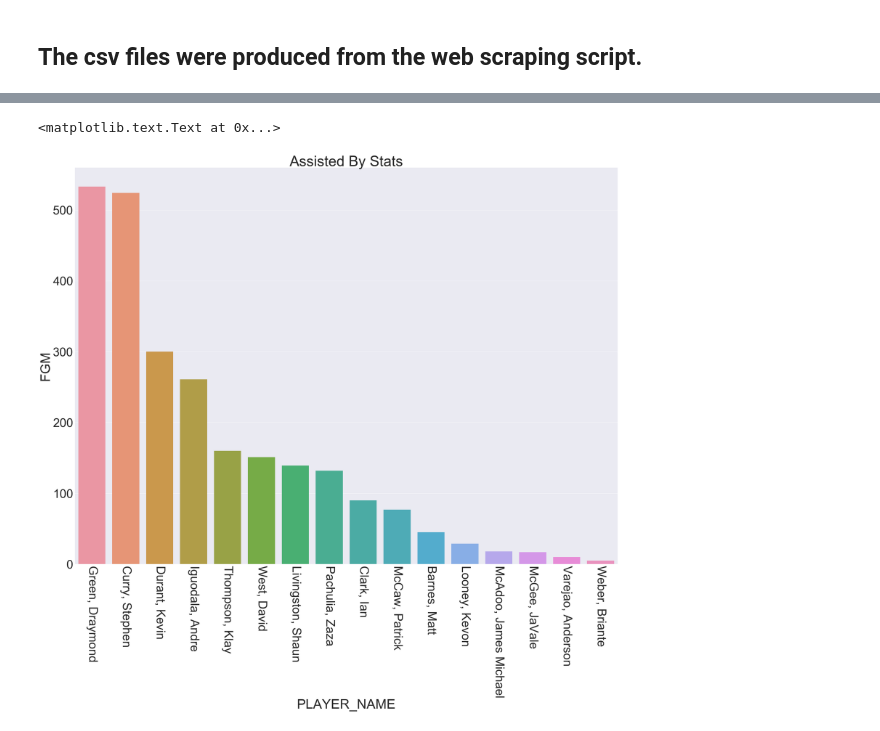
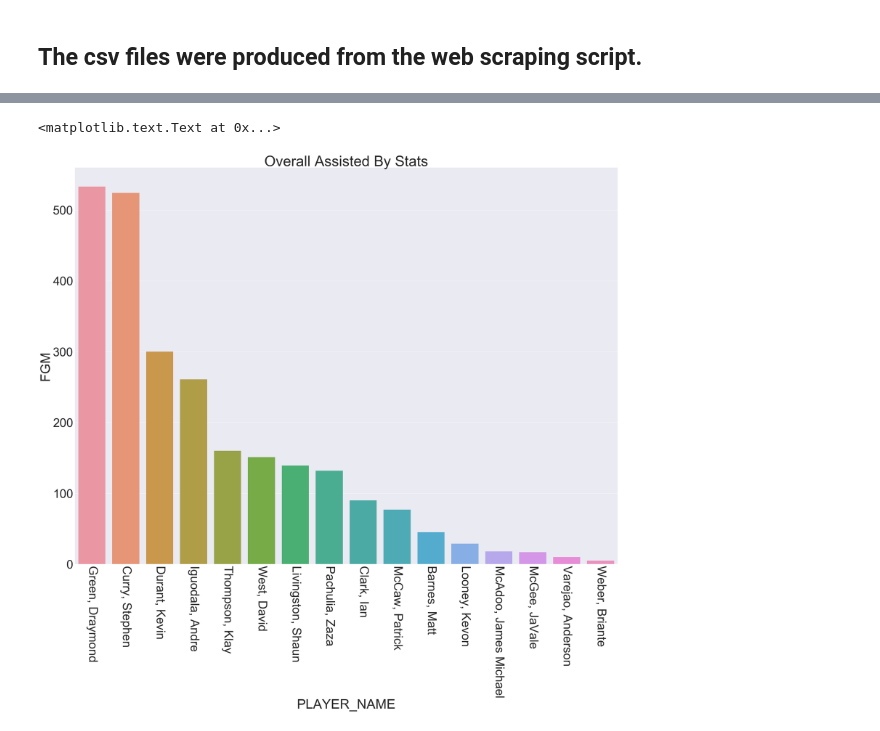
Before and after one commit to RodellRodriguez/golden-state-warriors, a Jupyter notebook: Stats/Golden State Warriors Data Visualization.ipynb, the cells around one changed output, grey strips where cells are left out. Drawn from its saved outputs; the diff is of its cells as text; code cells hidden in the pictures.

```diff
--- a/Stats/Golden State Warriors Data Visualization.ipynb
+++ b/Stats/Golden State Warriors Data Visualization.ipynb
@@ -40,5 +41,6 @@ print(gsw_5ft_df)
 # %%
-test_assisted_by_df = gsw_assisted_by_df[['PLAYER_NAME','FGM']]
+test_assisted_by_df = gsw_assisted_by_df[['PLAYER_NAME','FGM','FG3M']]
+test_assisted_by_df = test_assisted_by_df.assign(FG2M = test_assisted_by_df.FGM - test_assisted_by_df.FG3M)
 test_assisted_by_df_sorted = test_assisted_by_df.sort_values(by= 'FGM',ascending=False)
-print(test_assisted_by_df_sorted)
+test_assisted_by_df_sorted
 # %% [output]
@@ -64,11 +76,11 @@ The below code that is commented out are examples of changing specific fonts of
 # %%
 plt.rcParams['figure.figsize']=(40,30)
 sns.set(font_scale=5)
 plt.xticks(rotation=-90)
-ax = sns.barplot(x='PLAYER_NAME',y='FGM',data=test_assisted_by_df_sorted)
-ax.set_title('Assisted By Stats')
+assist_overall = sns.barplot(x='PLAYER_NAME',y='FGM',data=test_assisted_by_df_sorted)
+assist_overall.set_title('Overall Assisted By Stats')
 #ax.set_title('Assisted By Stats', fontsize = 50)
 #plt.rcParams["axes.labelsize"] = 100
 # %% [output]
 <matplotlib.text.Text at 0x...>
-[figure, old version]
+[figure, new version]
```
Also changed, not shown: parts of 12 cells of this notebook.
